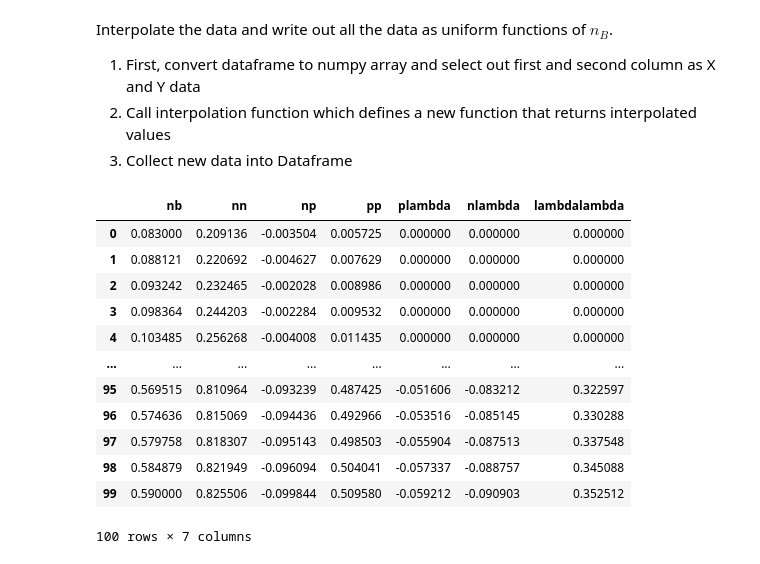
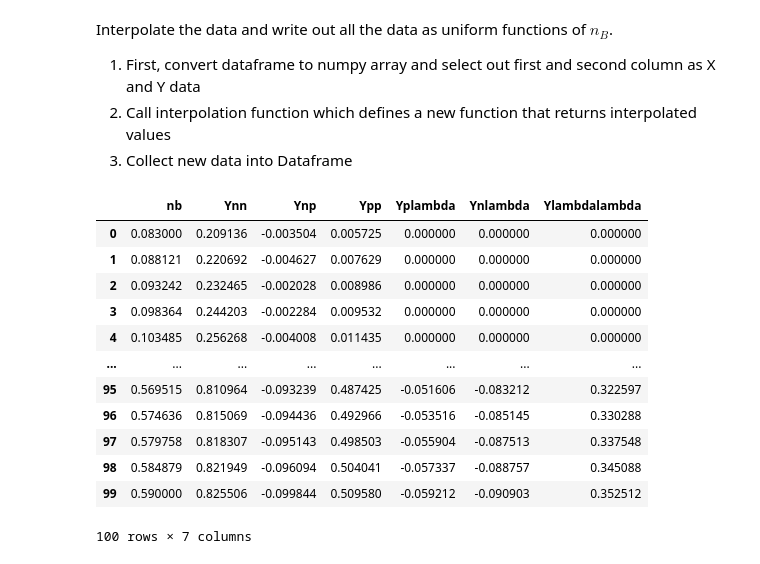
Before and after one commit to thevinhtran/chemical_potential, a Jupyter notebook: Chemical_Potential.ipynb, the cells around one changed output. Cells and saved outputs as stored; diff of their text form; code cells hidden in the pictures.

```diff
--- a/Chemical_Potential.ipynb
+++ b/Chemical_Potential.ipynb
@@ -179,10 +199,10 @@ for i in nb_array:
 # %%
 data_matrix = np.array([nb_array,nn_vals,np_vals, pp_vals, plambda_vals, nlambda_vals, lambda_lambda_vals])
 data_matrix = np.transpose(data_matrix)
-data = pd.DataFrame(data_matrix, columns = ['nb','nn', 'np', 'pp', 'plambda', 'nlambda', 'lambdalambda'])
-data
+Y = pd.DataFrame(data_matrix, columns = ['nb','Ynn', 'Ynp', 'Ypp', 'Yplambda', 'Ynlambda', 'Ylambdalambda'])
+Y
 # %% [output]
-|  | nb | nn | np | pp | plambda | nlambda | lambdalambda |
+|  | nb | Ynn | Ynp | Ypp | Yplambda | Ynlambda | Ylambdalambda |
 | 0 | 0.083000 | 0.209136 | -0.003504 | 0.005725 | 0.000000 | 0.000000 | 0.000000 |
 | 1 | 0.088121 | 0.220692 | -0.004627 | 0.007629 | 0.000000 | 0.000000 | 0.000000 |
 | 2 | 0.093242 | 0.232465 | -0.002028 | 0.008986 | 0.000000 | 0.000000 | 0.000000 |
```
Also changed, not shown: parts of 18 cells of this notebook.
